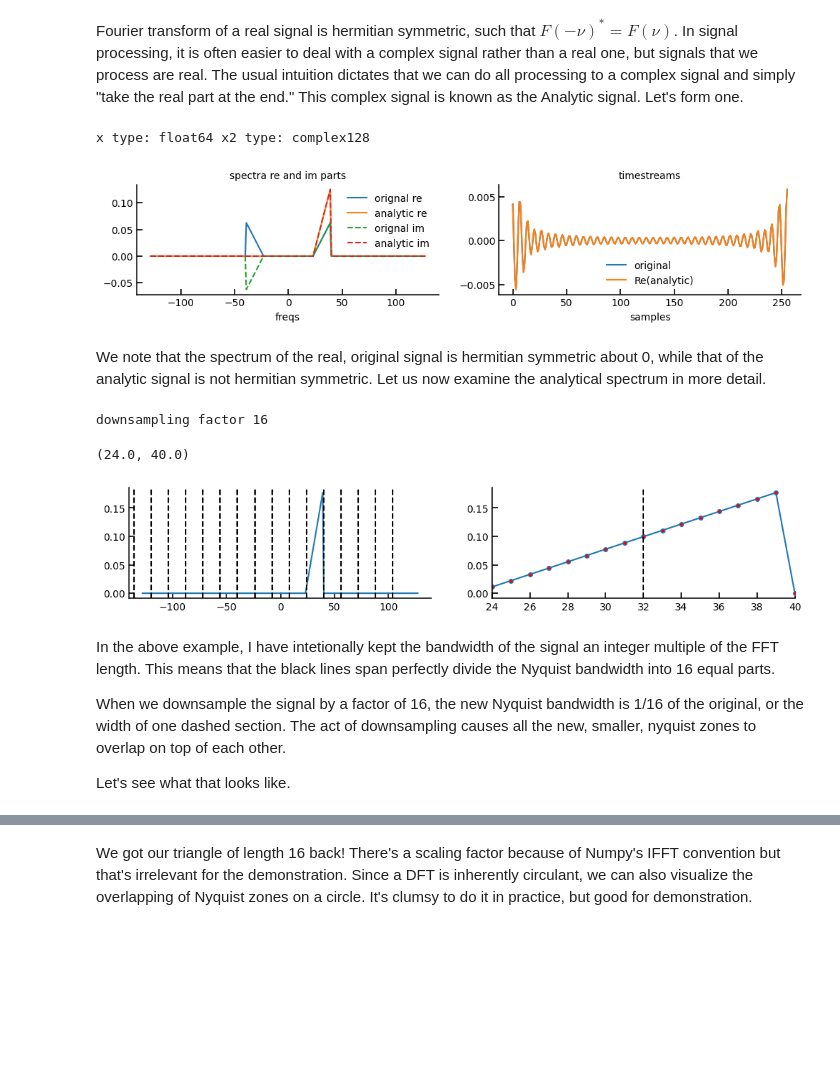
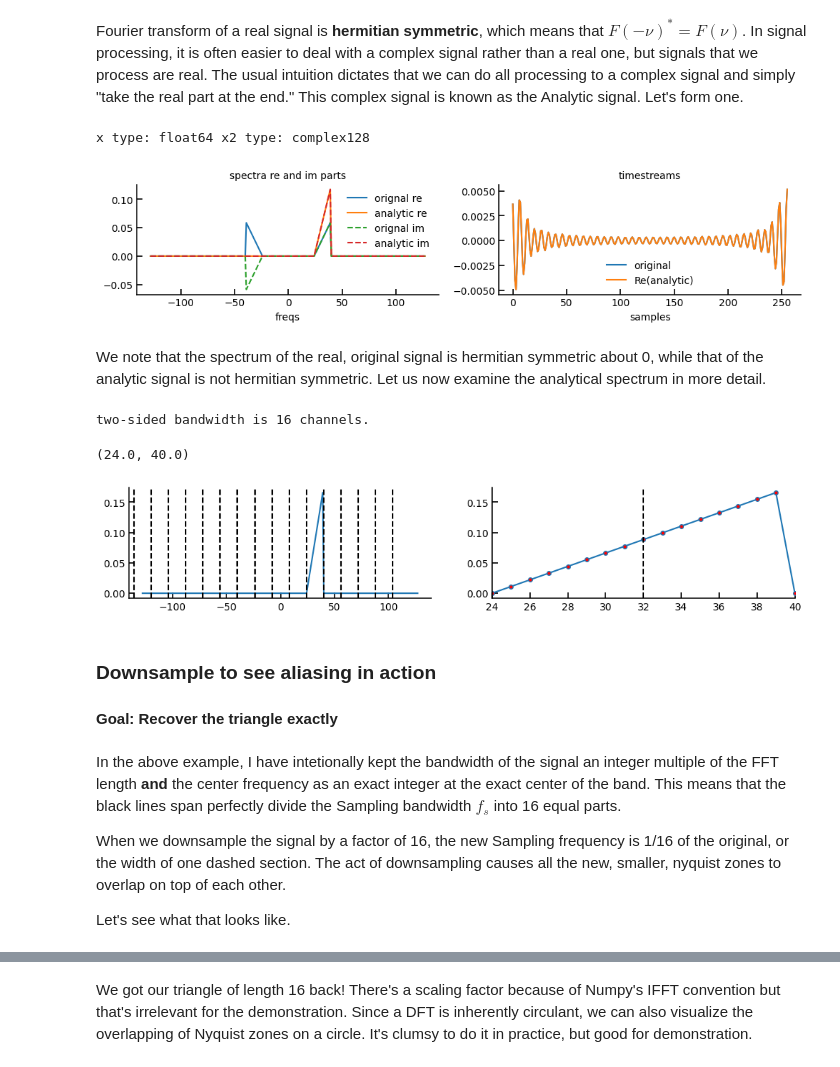
Before and after one commit to Chujo58/CRASIES2026, a Jupyter notebook: signal processing/aliasing.ipynb, the cells around one changed output, grey strips where cells are left out. Saved outputs shown, nothing was run; the diff lists cells and outputs as text; code cells hidden in the pictures; blank space fills up the shorter version.

Commit message:
add more comments and tips and section headings

```diff
--- a/signal processing/aliasing.ipynb
+++ b/signal processing/aliasing.ipynb
@@ -44,5 +53,5 @@ plt.rcParams.update({
 # %% [markdown]
-Fourier transform of a real signal is hermitian symmetric, such that $F(-\nu)^* = F(\nu)$. In signal processing, it is often easier to deal with a complex signal rather than a real one, but signals that we process are real. The usual intuition dictates that we can do all processing to a complex signal and simply "take the real part at the end." This complex signal is known as the Analytic signal. Let's form one.
+Fourier transform of a real signal is **hermitian symmetric**, which means that $F(-\nu)^* = F(\nu)$. In signal processing, it is often easier to deal with a complex signal rather than a real one, but signals that we process are real. The usual intuition dictates that we can do all processing to a complex signal and simply "take the real part at the end." This complex signal is known as the Analytic signal. Let's form one.
 # %%
 #generate some spectra
 
@@ -51,47 +60,45 @@ X = np.zeros(N//2+1,dtype='complex128')
 Xc = np.zeros(N,dtype='complex128') #analytic
 k0 = 32
 dk = 8
-triangle = np.arange(1,2*dk+1)/N + 1j*np.arange(1,2*dk+1)/N #triangular real and imag parts (not-symmetric)
+triangle = np.arange(0,2*dk)/N + 1j*np.arange(0,2*dk)/N #triangular real and imag parts (not-symmetric)
 
 X[k0-dk:k0+dk]=triangle
 x=np.fft.irfft(X) #note irfft. -ve freqs will be conjugate of +ve freqs.  generates a real signal
 
 
 Xc[k0-dk:k0+dk]=2*triangle # ignore -ve freqs and double +ve freqs
 x2=np.fft.ifft(Xc) #note ifft.  generates a complex signal
 
 freqs = np.fft.fftshift(np.fft.fftfreq(N))*N
 # print(freqs)
 fig=plt.gcf()
 fig.set_size_inches(12,2)
 plt.subplot(121)
 plt.plot(freqs,np.fft.fftshift(np.fft.fft(x).real),label='orignal re' )
 plt.plot(freqs,np.fft.fftshift(np.fft.fft(x2).real),label='analytic re' )
 plt.plot(freqs,np.fft.fftshift(np.fft.fft(x).imag),label='orignal im' ,ls='dashed')
 plt.plot(freqs,np.fft.fftshift(np.fft.fft(x2).imag),label='analytic im' ,ls='dashed')
 # plt.plot(freqs,np.fft.fftshift(np.fft.fft(x).imag),label='orignal im' )
 # plt.plot(freqs,np.fft.fftshift(np.fft.fft(x2).imag),label='analytic im' )
 plt.xlabel("freqs")
 plt.title("spectra re and im parts")
 plt.legend()
 plt.subplot(122)
 plt.title("timestreams")
 plt.plot(x,label='original')
 plt.plot(x2.real,label='Re(analytic)')
 plt.xlabel("samples")
 plt.legend()
 
 print("x type:", x.dtype, "x2 type:", x2.dtype)
 # %% [output]
 x type: float64 x2 type: complex128
-[figure, old version]
+[figure, new version]
 # %% [markdown]
 We note that the spectrum of the real, original signal is hermitian symmetric about 0, while that of the analytic signal is not hermitian symmetric. Let us now examine the analytical spectrum in more detail.
 # %%
 bw=2*dk
-dsamp = N//bw
-print("downsampling factor", dsamp)
-x2_downsampled = x2[::dsamp]
+print("two-sided bandwidth is", bw, "channels.")
 fig=plt.gcf()
 fig.set_size_inches(12,2)
 plt.subplot(121)
@@ -105,13 +112,16 @@ plt.axvline(32,ls='dashed',c='black')
 plt.axvline(48,ls='dashed',c='black')
 plt.xlim(24,40)
 # %% [output]
-downsampling factor 16
+two-sided bandwidth is 16 channels.
 (24.0, 40.0)
-[figure, old version]
+[figure, new version]
+# %% [markdown]
+### Downsample to see aliasing in action
+#### Goal: Recover the triangle exactly
 # %% [markdown]
-In the above example, I have intetionally kept the bandwidth of the signal an integer multiple of the FFT length. This means that the black lines span perfectly divide the Nyquist bandwidth into 16 equal parts.
+In the above example, I have intetionally kept the bandwidth of the signal an integer multiple of the FFT length **and** the center frequency as an exact integer at the exact center of the band. This means that the black lines span perfectly divide the Sampling bandwidth $f_s$ into 16 equal parts.
 
-When we downsample the signal by a factor of 16, the new Nyquist bandwidth is 1/16 of the original, or the width of one dashed section. The act of downsampling causes all the new, smaller, nyquist zones to overlap on top of each other.
+When we downsample the signal by a factor of 16, the new Sampling frequency is 1/16 of the original, or the width of one dashed section. The act of downsampling causes all the new, smaller, nyquist zones to overlap on top of each other.
 
 Let's see what that looks like.
 # %%
```
Also changed, not shown: parts of 8 cells of this notebook, 2 other files.
